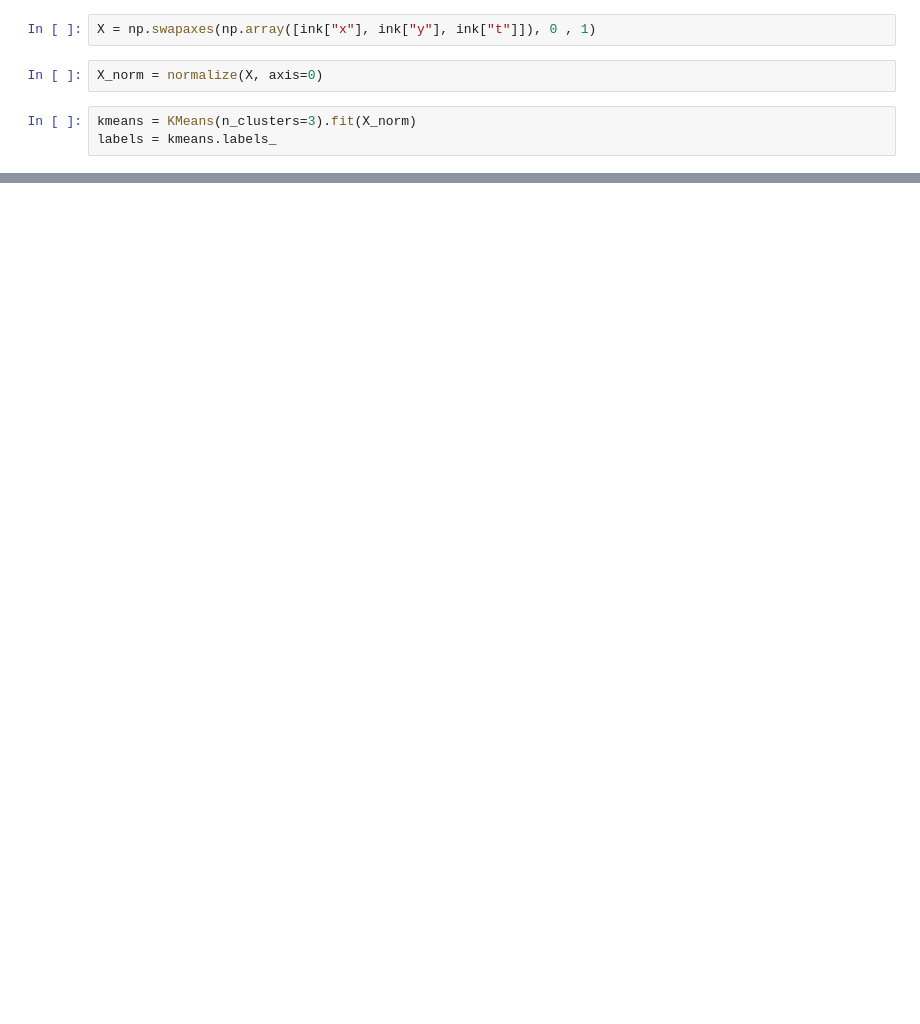
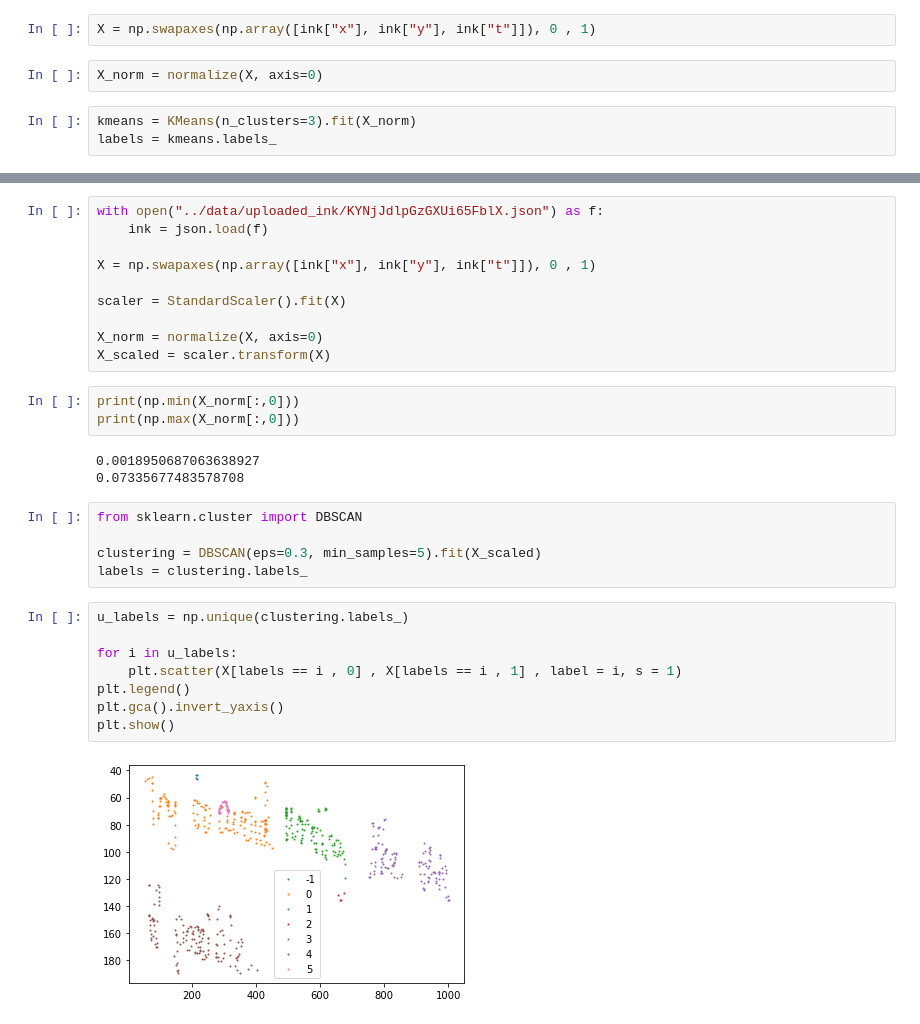
Before and after one commit to CustardTart32/digital-pen-backend, a Jupyter notebook: xml_parser/notebooks/visualise_ink.ipynb, the cells around one changed output, grey strips where cells are left out. Saved outputs shown, nothing was run; the diff lists cells and outputs as text; blank space fills up the shorter version.

```diff
--- a/xml_parser/notebooks/visualise_ink.ipynb
+++ b/xml_parser/notebooks/visualise_ink.ipynb
@@ -56,0 +58,31 @@ plt.scatter(gm.mea)
+# %%
+with open("../data/uploaded_ink/KYNjJdlpGzGXUi65FblX.json") as f:
+    ink = json.load(f)
+
+X = np.swapaxes(np.array([ink["x"], ink["y"], ink["t"]]), 0 , 1)
+
+scaler = StandardScaler().fit(X)
+
+X_norm = normalize(X, axis=0)
+X_scaled = scaler.transform(X)
+# %%
+print(np.min(X_norm[:,0]))
+print(np.max(X_norm[:,0]))
+# %% [output]
+0.0018950687063638927
+0.07335677483578708
+# %%
+from sklearn.cluster import DBSCAN
+
+clustering = DBSCAN(eps=0.3, min_samples=5).fit(X_scaled)
+labels = clustering.labels_
+# %%
+u_labels = np.unique(clustering.labels_)
+
+for i in u_labels:
+    plt.scatter(X[labels == i , 0] , X[labels == i , 1] , label = i, s = 1)
+plt.legend()
+plt.gca().invert_yaxis()
+plt.show()
+# %% [output]
+[figure, added]
```
Also changed, not shown: parts of 8 cells of this notebook, 1 other file.
